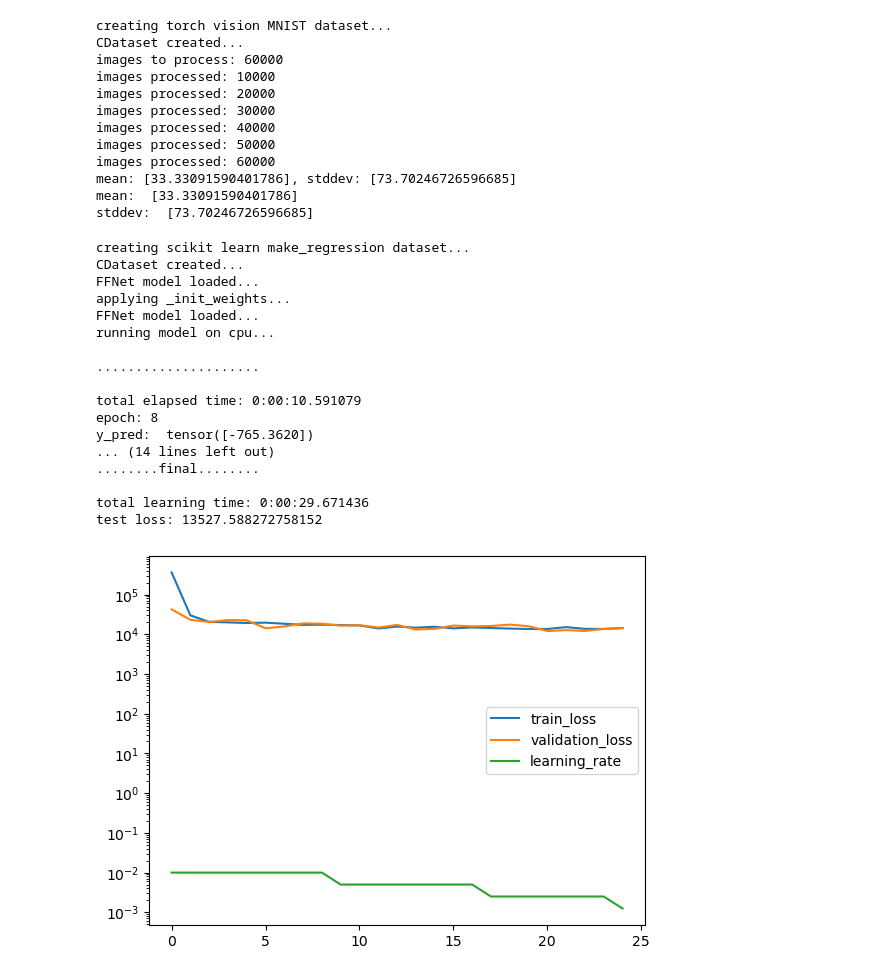
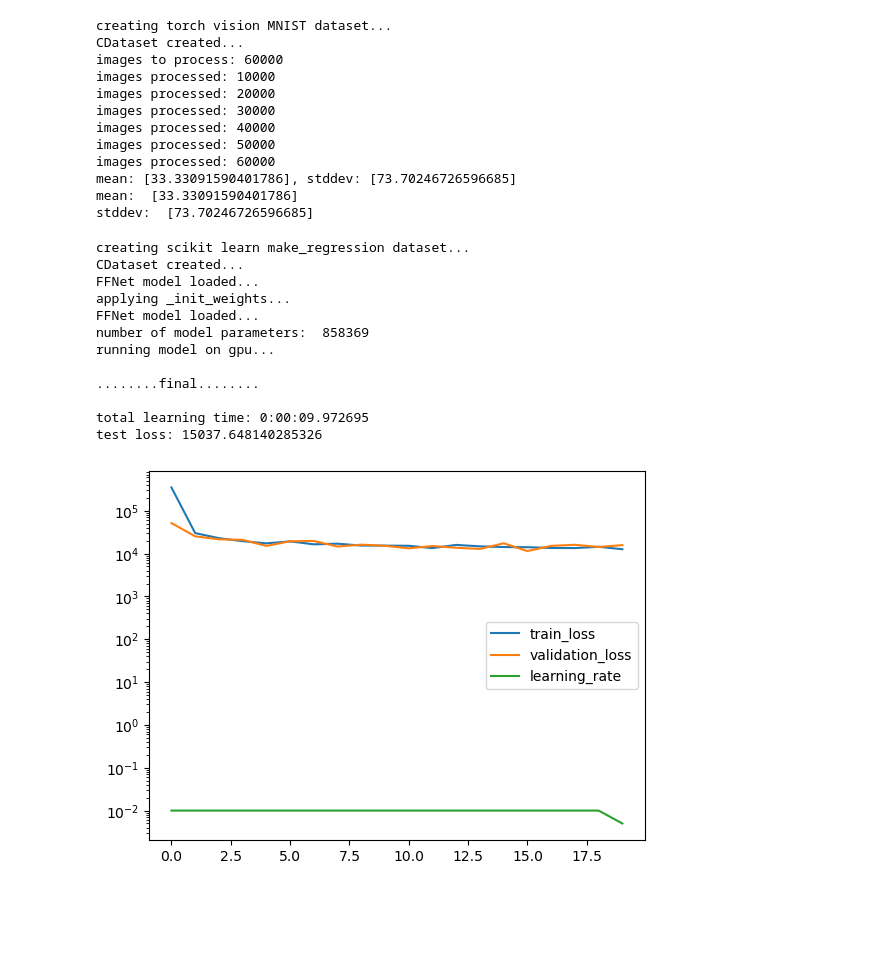
Before and after one commit to icanswim/cosmosis, a Jupyter notebook: experiment.ipynb, the cells around one changed output. Cells and saved outputs as stored; diff of their text form; code cells hidden in the pictures; blank space fills up the shorter version.

```diff
--- a/experiment.ipynb
+++ b/experiment.ipynb
@@ -249,7 +249,8 @@ stddev:  [73.70246726596685]
 model_param = {'in_channels': 256,
                 'hidden': 512,
                 'out_channels': 1,
-                'model_name': 'funnel'}
+                'model_name': 'funnel',
+                'act': 'gelu'}
 
 ds_param = {'train_param': {'input_dict': {'X': ['X'],
                                            'y': ['y']},
@@ -267,44 +268,39 @@ metrics_param = {'report_interval': 10,
 opt_param = {'lr': 0.01}
 
 crit_param = {'reduction': 'sum'}
 
 sample_param = {'set_seed': 88,
                 'splits': (.7,.15)}
 
 sched_param = {'factor': .5,
                'patience': 3,
                'cooldown': 3}
 
 learn = Learn([SKDS],
               FFNet,
               Metrics=Metrics,
               Sampler=Selector,
               Optimizer=Adam,
               Scheduler=ReduceLROnPlateau,
               Criterion=MSELoss,
               model_param=model_param, ds_param=ds_param, sample_param=sample_param,
               opt_param=opt_param, sched_param=sched_param, crit_param=crit_param,
               metrics_param=metrics_param,
-              batch_size=128, epochs=50, gpu=False)
+              batch_size=128, epochs=20, gpu=True)
 # %% [output]
 creating scikit learn make_regression dataset...
 CDataset created...
 FFNet model loaded...
 applying _init_weights...
 FFNet model loaded...
-running model on cpu...
+number of model parameters:  858369
+running model on gpu...
 
-.....................
-
-total elapsed time: 0:00:10.591079
-epoch: 8
-y_pred:  tensor([-765.3620])
-... (14 lines left out)
 ........final........
 
-total learning time: 0:00:29.671436
-test loss: 13527.588272758152
+total learning time: 0:00:09.972695
+test loss: 15037.648140285326
-[figure, old version]
+[figure, new version]
 # %%
 #example cosmosis sklearn classification dataset wrapper (SKDS) with sklearn metrics (Metrics) and
 #custom model (FFNet)
```
Also changed, not shown: parts of 2 cells of this notebook, 2 other files.
